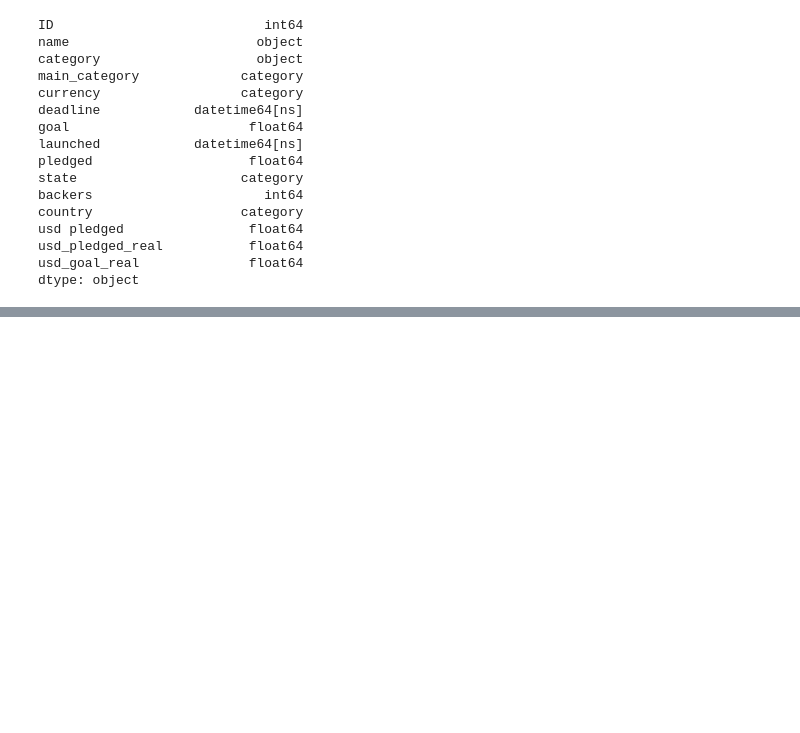
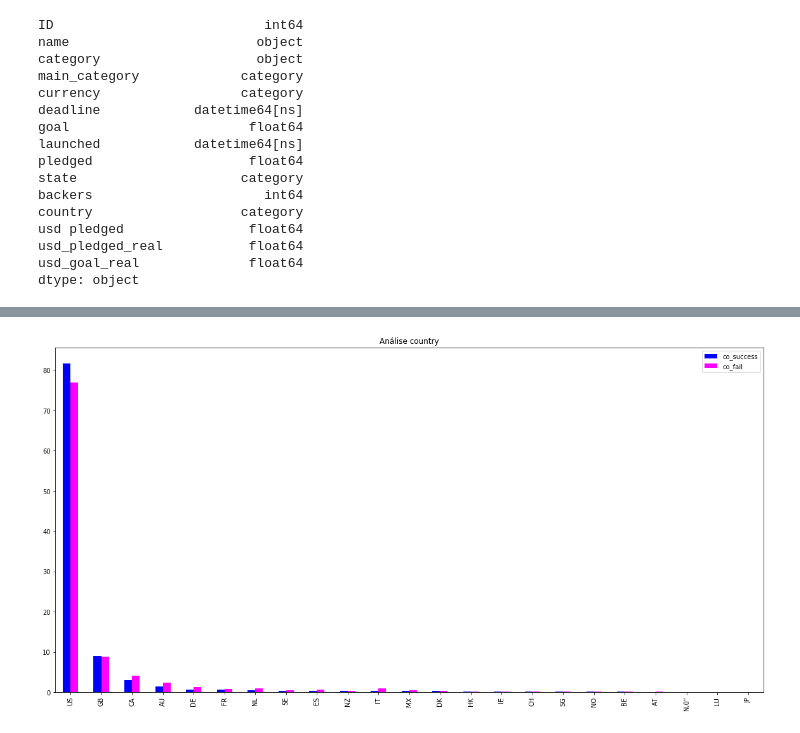
Before and after one commit to jotapsmo/Projeto-2---CDados, a Jupyter notebook: projeto 2.ipynb, the cells around one changed output, grey strips where cells are left out. Saved outputs shown, nothing was run; the diff lists cells and outputs as text; code cells hidden in the pictures; blank space fills up the shorter version.

```diff
--- a/projeto 2.ipynb
+++ b/projeto 2.ipynb
@@ -132,0 +168,10 @@ dataset
+# %%
+co = pd.DataFrame()
+co['co_success'] = dataset.loc[filtra_sucesso,'country'].value_counts(normalize = 'index')*100
+co['co_fail'] = dataset.loc[filtra_falha,'country'].value_counts(normalize = 'index')*100
+
+fig = plt.figure(figsize=(20, 10))
+ax1 = fig.add_subplot()
+analise_co = co.plot.bar(ax = ax1, title = 'Análise country', color = ['blue', 'magenta'])
+# %% [output]
+[figure, added]
```
Also changed, not shown: parts of 8 cells of this notebook.
